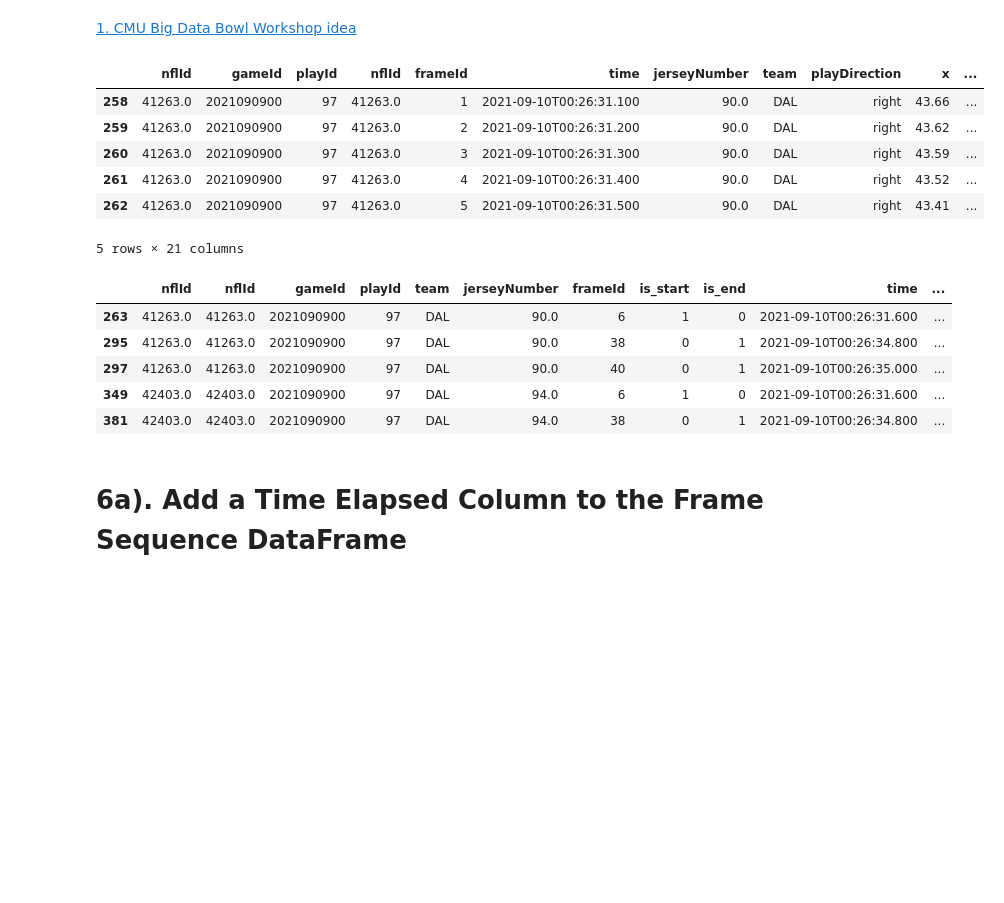
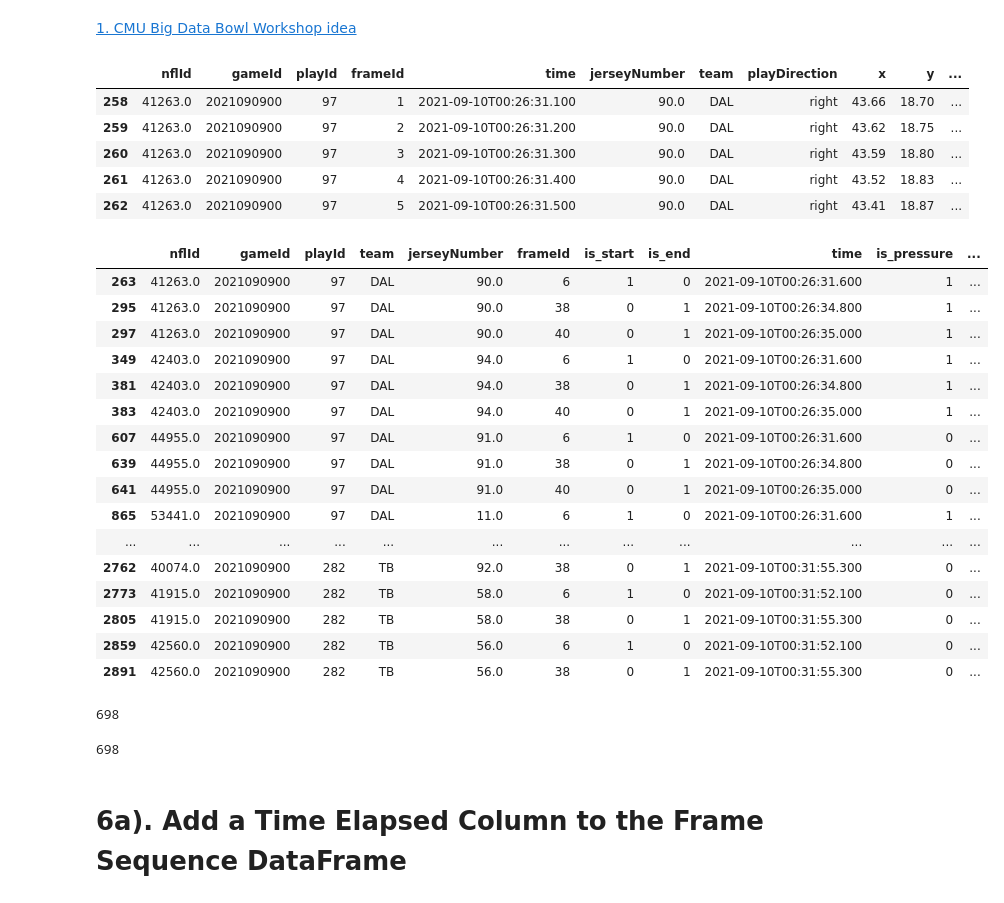
Before and after one commit to Fabreeze23/Big-Data-Bowl-2023, a Jupyter notebook: the-xp-philosophy.ipynb, the cells around one changed output. Drawn from its saved outputs; the diff is of its cells as text; code cells hidden in the pictures; blank space fills up the shorter version.

```diff
--- a/the-xp-philosophy.ipynb
+++ b/the-xp-philosophy.ipynb
@@ -323,7 +323,7 @@ pass_rush_tracking_data_df = pass_rush_tracking_data_df.loc[pass_rush_tracking_d
 # PRESSURE: With Hurries
 pass_rush_tracking_data_df['is_pressure'] = ((pass_rush_tracking_data_df['pff_hit'] == 1) | (pass_rush_tracking_data_df['pff_hurry'] == 1) | (pass_rush_tracking_data_df['pff_sack'] == 1))
 pass_rush_tracking_data_df["is_pressure"] = pass_rush_tracking_data_df["is_pressure"].astype(int)
-pass_rush_tracking_data_df = pass_rush_tracking_data_df[['nflId','gameId', 'playId', 'nflId', 'frameId','time','jerseyNumber','team','playDirection','x','y','s','a','dis','o','dir','event', 'is_pressure', 'week']].copy()
+pass_rush_tracking_data_df = pass_rush_tracking_data_df[['nflId','gameId', 'playId', 'frameId','time','jerseyNumber','team','playDirection','x','y','s','a','dis','o','dir','event', 'is_pressure', 'week']].copy()
 # %%
 # PRESSURE: Without Hurries
 #pass_rush_tracking_data_df['is_pressure'] = ((pass_rush_tracking_data_df['pff_hit'] == 1) | (pass_rush_tracking_data_df['pff_sack'] == 1))
@@ -344,24 +348,38 @@ pass_rush_tracking_data_df["is_end"] = pass_rush_tracking_data_df["event"].apply
 # %%
 pass_rush_tracking_data_df.head(5)
 # %% [output]
-|  | nflId | gameId | playId | nflId | frameId | time | jerseyNumber | team | playDirection | x | ... |
-| 258 | 41263.0 | 2021090900 | 97 | 41263.0 | 1 | 2021-09-10T00:26:31.100 | 90.0 | DAL | right | 43.66 | ... |
-| 259 | 41263.0 | 2021090900 | 97 | 41263.0 | 2 | 2021-09-10T00:26:31.200 | 90.0 | DAL | right | 43.62 | ... |
-| 260 | 41263.0 | 2021090900 | 97 | 41263.0 | 3 | 2021-09-10T00:26:31.300 | 90.0 | DAL | right | 43.59 | ... |
-| 261 | 41263.0 | 2021090900 | 97 | 41263.0 | 4 | 2021-09-10T00:26:31.400 | 90.0 | DAL | right | 43.52 | ... |
-| 262 | 41263.0 | 2021090900 | 97 | 41263.0 | 5 | 2021-09-10T00:26:31.500 | 90.0 | DAL | right | 43.41 | ... |
+|  | nflId | gameId | playId | frameId | time | jerseyNumber | team | playDirection | x | y | ... |
+| 258 | 41263.0 | 2021090900 | 97 | 1 | 2021-09-10T00:26:31.100 | 90.0 | DAL | right | 43.66 | 18.70 | ... |
+| 259 | 41263.0 | 2021090900 | 97 | 2 | 2021-09-10T00:26:31.200 | 90.0 | DAL | right | 43.62 | 18.75 | ... |
+| 260 | 41263.0 | 2021090900 | 97 | 3 | 2021-09-10T00:26:31.300 | 90.0 | DAL | right | 43.59 | 18.80 | ... |
+| 261 | 41263.0 | 2021090900 | 97 | 4 | 2021-09-10T00:26:31.400 | 90.0 | DAL | right | 43.52 | 18.83 | ... |
+| 262 | 41263.0 | 2021090900 | 97 | 5 | 2021-09-10T00:26:31.500 | 90.0 | DAL | right | 43.41 | 18.87 | ... |
-5 rows × 21 columns
 # %%
 filtered_pass_rush_tracking_data_df = pass_rush_tracking_data_df.loc[(pass_rush_tracking_data_df['is_start'] == 1) | (pass_rush_tracking_data_df['is_end'] == 1)]
 filtered_pass_rush_tracking_data_df = filtered_pass_rush_tracking_data_df[['nflId','gameId', 'playId','team', 'jerseyNumber', 'frameId', 'is_start', 'is_end', 'time', 'is_pressure', 'week']]
-filtered_pass_rush_tracking_data_df.head(5)
+filtered_pass_rush_tracking_data_df.head(50)
 # %% [output]
-|  | nflId | nflId | gameId | playId | team | jerseyNumber | frameId | is_start | is_end | time | ... |
-| 263 | 41263.0 | 41263.0 | 2021090900 | 97 | DAL | 90.0 | 6 | 1 | 0 | 2021-09-10T00:26:31.600 | ... |
-| 295 | 41263.0 | 41263.0 | 2021090900 | 97 | DAL | 90.0 | 38 | 0 | 1 | 2021-09-10T00:26:34.800 | ... |
-| 297 | 41263.0 | 41263.0 | 2021090900 | 97 | DAL | 90.0 | 40 | 0 | 1 | 2021-09-10T00:26:35.000 | ... |
-| 349 | 42403.0 | 42403.0 | 2021090900 | 97 | DAL | 94.0 | 6 | 1 | 0 | 2021-09-10T00:26:31.600 | ... |
-| 381 | 42403.0 | 42403.0 | 2021090900 | 97 | DAL | 94.0 | 38 | 0 | 1 | 2021-09-10T00:26:34.800 | ... |
+|  | nflId | gameId | playId | team | jerseyNumber | frameId | is_start | is_end | time | is_pressure | ... |
+| 263 | 41263.0 | 2021090900 | 97 | DAL | 90.0 | 6 | 1 | 0 | 2021-09-10T00:26:31.600 | 1 | ... |
+| 295 | 41263.0 | 2021090900 | 97 | DAL | 90.0 | 38 | 0 | 1 | 2021-09-10T00:26:34.800 | 1 | ... |
+| 297 | 41263.0 | 2021090900 | 97 | DAL | 90.0 | 40 | 0 | 1 | 2021-09-10T00:26:35.000 | 1 | ... |
+| 349 | 42403.0 | 2021090900 | 97 | DAL | 94.0 | 6 | 1 | 0 | 2021-09-10T00:26:31.600 | 1 | ... |
+| 381 | 42403.0 | 2021090900 | 97 | DAL | 94.0 | 38 | 0 | 1 | 2021-09-10T00:26:34.800 | 1 | ... |
+| 383 | 42403.0 | 2021090900 | 97 | DAL | 94.0 | 40 | 0 | 1 | 2021-09-10T00:26:35.000 | 1 | ... |
+| 607 | 44955.0 | 2021090900 | 97 | DAL | 91.0 | 6 | 1 | 0 | 2021-09-10T00:26:31.600 | 0 | ... |
+| 639 | 44955.0 | 2021090900 | 97 | DAL | 91.0 | 38 | 0 | 1 | 2021-09-10T00:26:34.800 | 0 | ... |
+| 641 | 44955.0 | 2021090900 | 97 | DAL | 91.0 | 40 | 0 | 1 | 2021-09-10T00:26:35.000 | 0 | ... |
+| 865 | 53441.0 | 2021090900 | 97 | DAL | 11.0 | 6 | 1 | 0 | 2021-09-10T00:26:31.600 | 1 | ... |
+| ... | ... | ... | ... | ... | ... | ... | ... | ... | ... | ... | ... |
+| 2762 | 40074.0 | 2021090900 | 282 | TB | 92.0 | 38 | 0 | 1 | 2021-09-10T00:31:55.300 | 0 | ... |
+| 2773 | 41915.0 | 2021090900 | 282 | TB | 58.0 | 6 | 1 | 0 | 2021-09-10T00:31:52.100 | 0 | ... |
+| 2805 | 41915.0 | 2021090900 | 282 | TB | 58.0 | 38 | 0 | 1 | 2021-09-10T00:31:55.300 | 0 | ... |
+| 2859 | 42560.0 | 2021090900 | 282 | TB | 56.0 | 6 | 1 | 0 | 2021-09-10T00:31:52.100 | 0 | ... |
+| 2891 | 42560.0 | 2021090900 | 282 | TB | 56.0 | 38 | 0 | 1 | 2021-09-10T00:31:55.300 | 0 | ... |
+# %%
+filtered_pass_rush_tracking_data_df['nflId'].nunique()
+# %% [output]
+698
 # %%
 pass_rush_data = []
 playIds = filtered_pass_rush_tracking_data_df.playId.unique()
@@ -392,6 +412,10 @@ pass_rush_frame_seq_info = pd.DataFrame(pass_rush_data)
 pass_rush_frame_seq_info.columns =['nflId', 'gameId', 'playId', 'start_frame', 'end_frame', 'start_time', 'end_time', 'team', 'jerseyNumber', 'is_pressure', 'week']
 pass_rush_frame_seq_info['jerseyNumber'] = pass_rush_frame_seq_info['jerseyNumber'].apply(np.int64)
 pass_rush_frame_seq_info['nflId'] = pass_rush_frame_seq_info['nflId'].apply(np.int64)
+# %%
+pass_rush_frame_seq_info['nflId'].nunique()
+# %% [output]
+698
 # %% [markdown]
 # 6a). Add a Time Elapsed Column to the Frame Sequence DataFrame
 # %%
```
Also changed, not shown: parts of 24 cells of this notebook.
